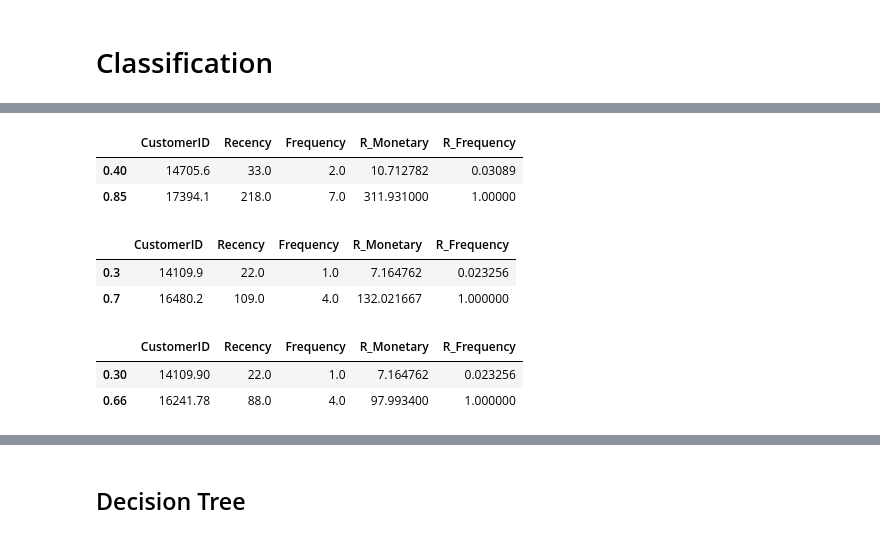
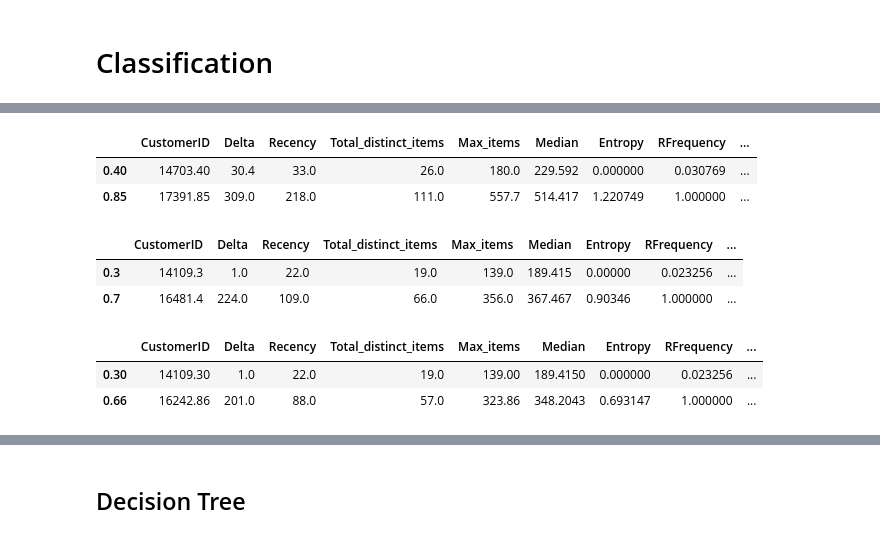
Before and after one commit to michelezoncheddu/data-mining-project, a Jupyter notebook: 3_Classification.ipynb, the cells around one changed output, grey strips where cells are left out. Drawn from its saved outputs; the diff is of its cells as text; code cells hidden in the pictures.

Commit message:
Save cleaned dataset to csv

```diff
--- a/3_Classification.ipynb
+++ b/3_Classification.ipynb
@@ -21,2 +19,4 @@ store -r
+# %%
+customer_profile = pd.read_csv('datasets/customer_indicators.csv', index_col=0)
 # %% [markdown]
 # Classification
@@ -42,3 +22,0 @@ del relative['min']
-# %%
-customer_profile = relative.copy()
-customer_profile.head()
@@ -73,25 +37,25 @@ ranges_m = [0.4, 0.85]
 quantiles_m = customer_profile.quantile(q=ranges_m)
 quantiles_m
 # %% [output]
-|  | CustomerID | Recency | Frequency | R_Monetary | R_Frequency |
-| 0.40 | 14705.6 | 33.0 | 2.0 | 10.712782 | 0.03089 |
-| 0.85 | 17394.1 | 218.0 | 7.0 | 311.931000 | 1.00000 |
+|  | CustomerID | Delta | Recency | Total_distinct_items | Max_items | Median | Entropy | RFrequency | ... |
+| 0.40 | 14703.40 | 30.4 | 33.0 | 26.0 | 180.0 | 229.592 | 0.000000 | 0.030769 | ... |
+| 0.85 | 17391.85 | 309.0 | 218.0 | 111.0 | 557.7 | 514.417 | 1.220749 | 1.000000 | ... |
 # %%
-ranges_f = [0.3, 0.7]
-quantiles_f = customer_profile.quantile(q=ranges_f)
-quantiles_f
+ranges_d = [0.3, 0.7]
+quantiles_d = customer_profile.quantile(q=ranges_f)
+quantiles_d
 # %% [output]
-|  | CustomerID | Recency | Frequency | R_Monetary | R_Frequency |
-| 0.3 | 14109.9 | 22.0 | 1.0 | 7.164762 | 0.023256 |
-| 0.7 | 16480.2 | 109.0 | 4.0 | 132.021667 | 1.000000 |
+|  | CustomerID | Delta | Recency | Total_distinct_items | Max_items | Median | Entropy | RFrequency | ... |
+| 0.3 | 14109.3 | 1.0 | 22.0 | 19.0 | 139.0 | 189.415 | 0.00000 | 0.023256 | ... |
+| 0.7 | 16481.4 | 224.0 | 109.0 | 66.0 | 356.0 | 367.467 | 0.90346 | 1.000000 | ... |
 # %%
 ranges_r = [0.3, 0.66]
 quantiles_r = customer_profile.quantile(q=ranges_r)
 quantiles_r
 # %% [output]
-|  | CustomerID | Recency | Frequency | R_Monetary | R_Frequency |
-| 0.30 | 14109.90 | 22.0 | 1.0 | 7.164762 | 0.023256 |
-| 0.66 | 16241.78 | 88.0 | 4.0 | 97.993400 | 1.000000 |
+|  | CustomerID | Delta | Recency | Total_distinct_items | Max_items | Median | Entropy | RFrequency | ... |
+| 0.30 | 14109.30 | 1.0 | 22.0 | 19.0 | 139.00 | 189.4150 | 0.000000 | 0.023256 | ... |
+| 0.66 | 16242.86 | 201.0 | 88.0 | 57.0 | 323.86 | 348.2043 | 0.693147 | 1.000000 | ... |
 # %%
 def ScoreM(x, data, thresh):
     if x <= thresh[data][ranges_m[0]]:
```
Also changed, not shown: parts of 22 cells of this notebook, 5 other files.
